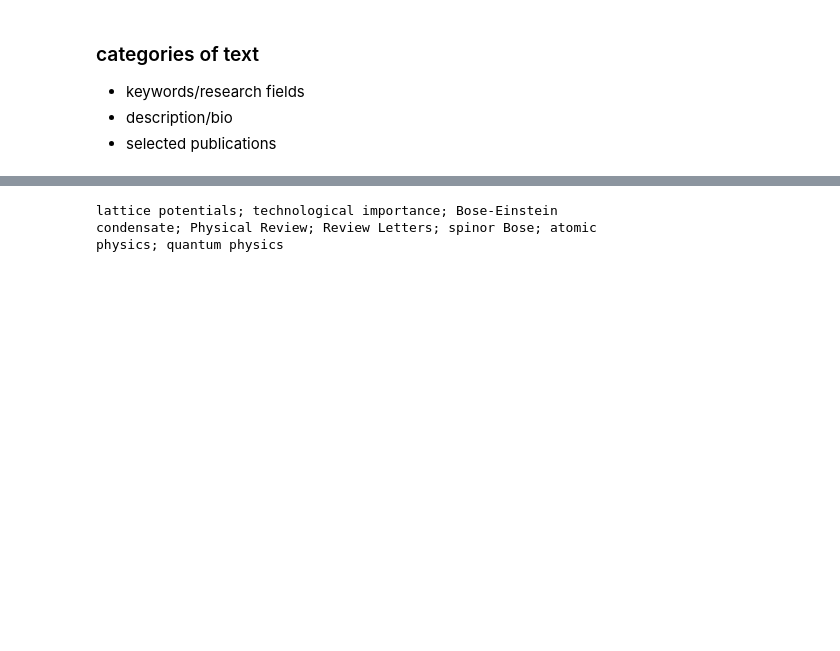
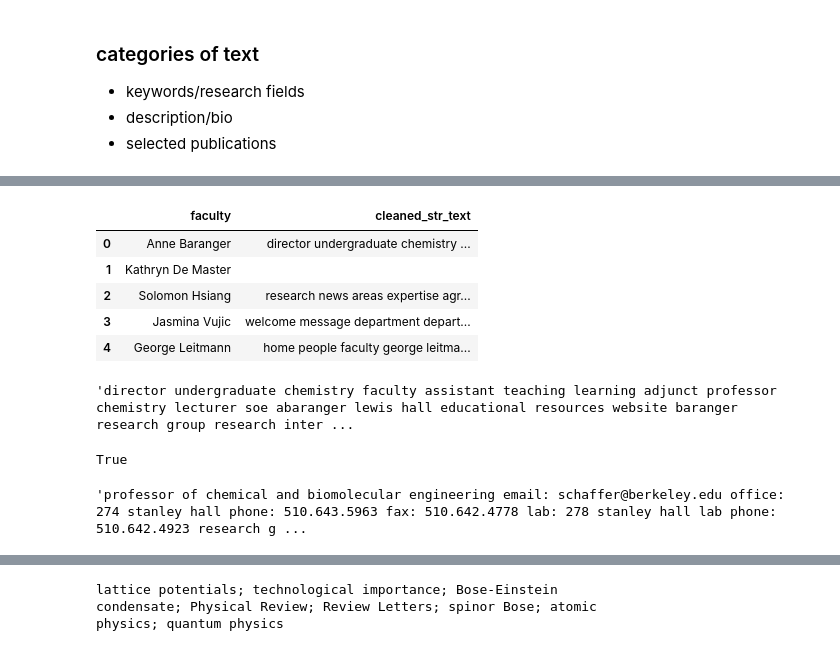
Before and after one commit to jsonchin/BIDS, a Jupyter notebook: scraping/scrape_faculty_websites.ipynb, the cells around one changed output, grey strips where cells are left out. Drawn from its saved outputs; the diff is of its cells as text; code cells hidden in the pictures; blank space fills up the shorter version.

```diff
--- a/scraping/scrape_faculty_websites.ipynb
+++ b/scraping/scrape_faculty_websites.ipynb
@@ -1055,0 +1045,38 @@ https://www2.eecs.berkeley.edu/Faculty/Homepages/ramchandran.html
+# %%
+def clean_text(text):
+    try:
+        text = text.lower()
+        pattern = '[\r\t\n]'
+        repl = ''
+        text = re.sub(pattern, repl, text)
+
+        pattern = '[=/\.~_\"“…*]'
+        repl = ' '
+        text = re.sub(pattern, repl, text)
+
+        tokens = nltk.word_tokenize(text)
+
+        l = []
+        for token in tokens:
+            if token in stopwords or token in common_dirty_words:
+                continue
+            if len(token) <= 2:
+                continue
+            contains_num = False
+            for i in range(0, 10):
+                if str(i) in token:
+                    contains_num = True
+                    break
+            if contains_num:
+                continue
+
+            l.append(token)
+        return l
+    except:
+        return []
+
+cleaned_text = profile_df['text'].apply(clean_text)
+profile_df['cleaned_text'] = cleaned_text
+# %%
+profile_df['cleaned_str_text']  = profile_df['cleaned_text'].apply(lambda l:' '.join(l))
+cleaned_df = profile_df[['faculty', 'cleaned_str_text']]
@@ -1055,0 +1085,9 @@ https://www2.eecs.berkeley.edu/Faculty/Homepages/ramchandran.html
+# %%
+cleaned_df.head()
+# %% [output]
+|  | faculty | cleaned_str_text |
+| 0 | Anne Baranger | director undergraduate chemistry ... |
+| 1 | Kathryn De Master |  |
+| 2 | Solomon Hsiang | research news areas expertise agr... |
+| 3 | Jasmina Vujic | welcome message department depart... |
+| 4 | George Leitmann | home people faculty george leitma... |
@@ -1055,0 +1096,13 @@ https://www2.eecs.berkeley.edu/Faculty/Homepages/ramchandran.html
+# %%
+df['cleaned_str_text'][0]
+# %% [output]
+'director undergraduate chemistry faculty assistant teaching learning adjunct professor chemistry lecturer soe abaranger lewis hall educational resources website baranger research group research inter ...
+# %%
+np.isnan(profile_df['text'][6])
+# %% [output]
+True
+# %%
+text = profile_df['text'][30].lower()
+text
+# %% [output]
+'professor of chemical and biomolecular engineering email: schaffer@berkeley.edu office: 274 stanley hall phone: 510.643.5963 fax: 510.642.4778 lab: 278 stanley hall lab phone: 510.642.4923 research g ...
```
Also changed, not shown: parts of 57 cells of this notebook, 2 other files.
